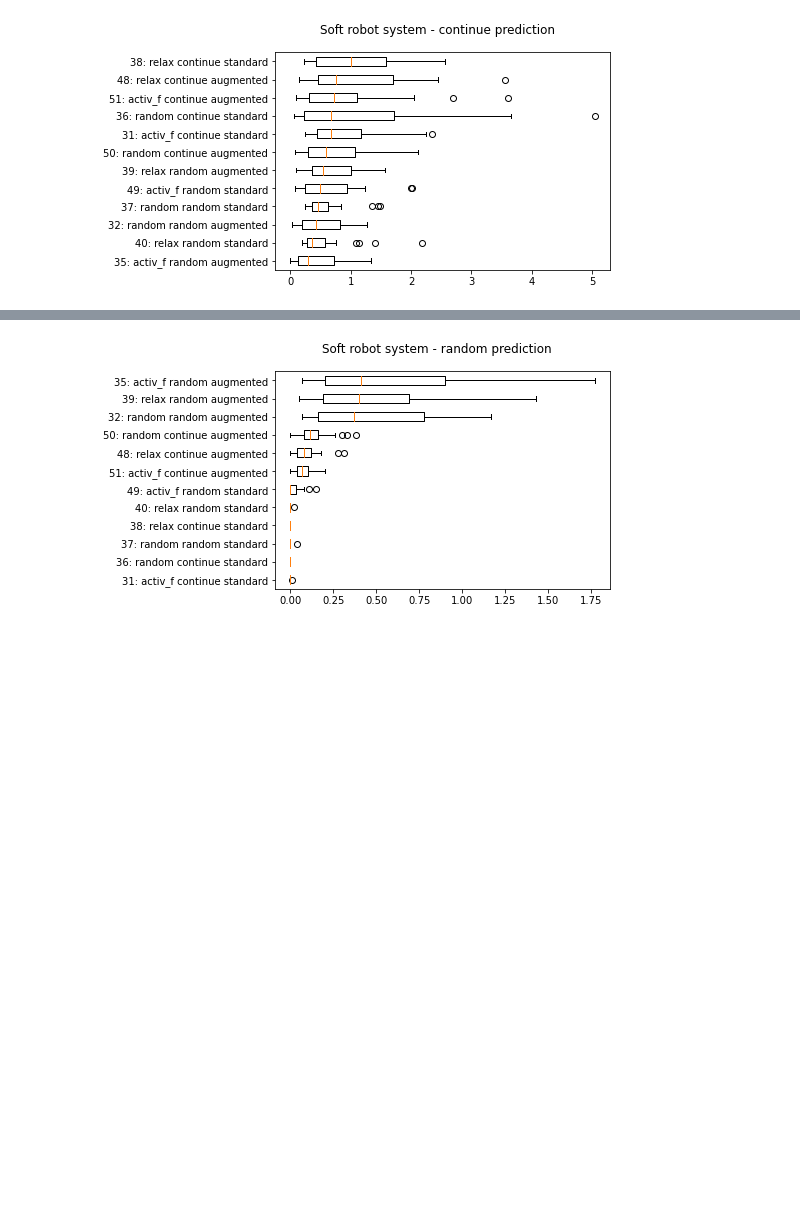
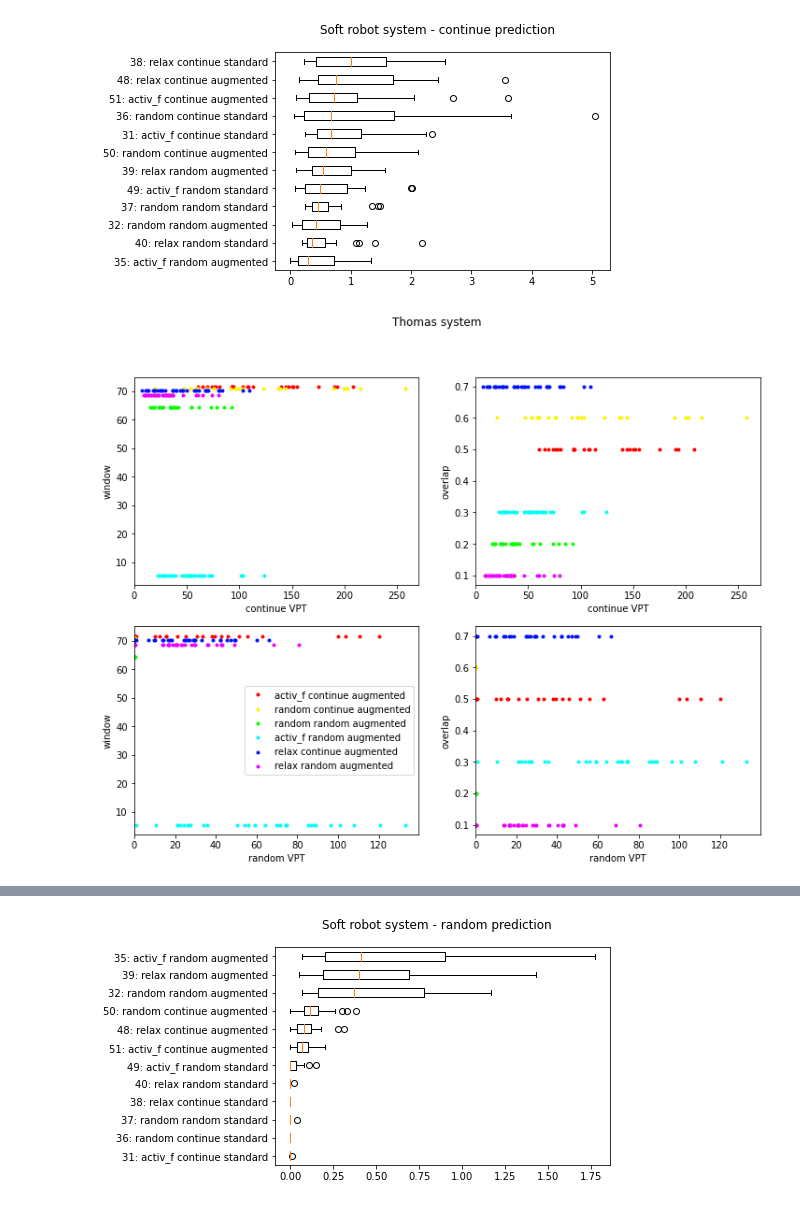
Before and after one commit to djpasseyjr/RCInitialCond, a Jupyter notebook: Notebooks/Results-boxplots.ipynb, the cells around one changed output, grey strips where cells are left out. Saved outputs shown, nothing was run; the diff lists cells and outputs as text; code cells hidden in the pictures; blank space fills up the shorter version.

Commit message:
Add various additional plots

```diff
--- a/Notebooks/Results-boxplots.ipynb
+++ b/Notebooks/Results-boxplots.ipynb
@@ -219,3 +236,26 @@ plt.suptitle('Soft robot system - continue prediction')
 plt.show()
 # %% [output]
 [figure]
+# %%
+plt.figure(figsize=(12,9))
+aug_results = [item for item in results_split['thomas'] if item['experiment'][3]=='augmented']
+colors = plt.get_cmap('hsv')(np.linspace(0,1,len(aug_results)+1)[:-1])
+
+which_exp = ['continue', 'random']
+which_param = ['window','overlap']
+
+for plt_num, (exp, param) in enumerate(product(which_exp, which_param)):
+    plt.subplot(2,2,plt_num+1)
+    for item, color in zip(aug_results,colors):
+        l = len(item[exp])
+        plt.plot(item[exp], [item['opt_parameters'][param]]*l, '.', color=color, label=' '.join(item['experiment'][1:]))
+    plt.xlabel(f"{exp} VPT")
+    plt.ylabel(param)
+    plt.axis([0,None,None,None])
+    if plt_num == 2:
+        plt.legend()
+
+plt.suptitle("Thomas system")
+plt.show()
+# %% [output]
+[figure, added]
```
Also changed, not shown: parts of 8 cells of this notebook.
